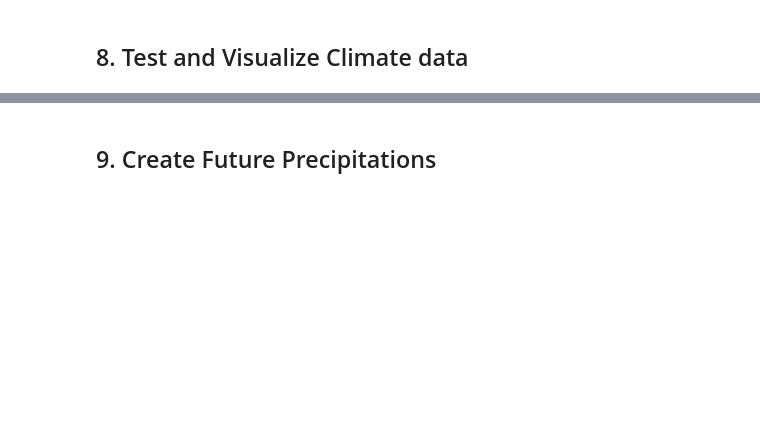
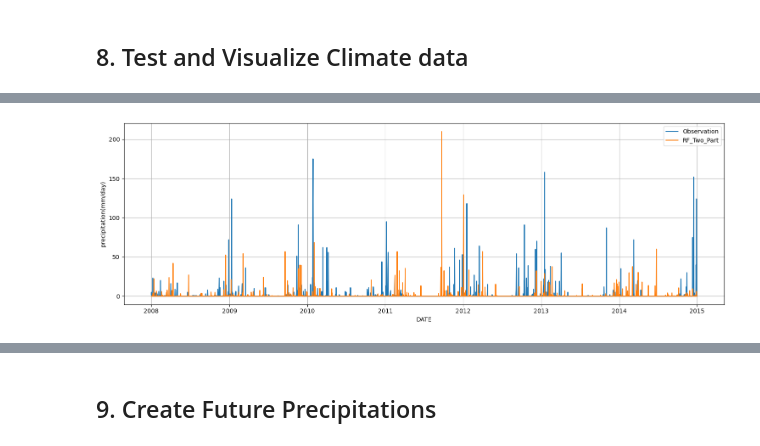
Before and after one commit to DavidChoi76/CCdownscaling, a Jupyter notebook: example/mozambique/2_application_of _downscaling_methods_using_climate_data.ipynb, the cells around one changed output, grey strips where cells are left out. Saved outputs shown, nothing was run; the diff lists cells and outputs as text; code cells hidden in the pictures; blank space fills up the shorter version.

```diff
--- a/example/mozambique/2_application_of _downscaling_methods_using_climate_data.ipynb
+++ b/example/mozambique/2_application_of _downscaling_methods_using_climate_data.ipynb
@@ -189,12 +402,14 @@ mse, mae, r2
 # %%
 fig, ax = plt.subplots(1, 1, figsize=(15,5))
-ax.plot(total_data["date"][train_split:].values, test_hist, total_data["date"][train_split:].values, rf_two_part_output)
-ax.set_xlabel('date')
+ax.plot(total_data["DATE"][train_split:].values, test_hist, total_data["DATE"][train_split:].values, rf_two_part_output)
+ax.set_xlabel('DATE')
 ax.set_ylabel('precipitation(mm/day)')
 ax.grid(True)
 ax.legend(['Observation', 'RF_Two_Part'])
 fig.tight_layout()
 plt.show()
+# %% [output]
+[figure, added]
 # %%
 mse = mean_squared_error(test_hist, qmap_output)
 mae = mean_absolute_error(test_hist, qmap_output)
```
Also changed, not shown: parts of 44 cells of this notebook, 5 other files.
